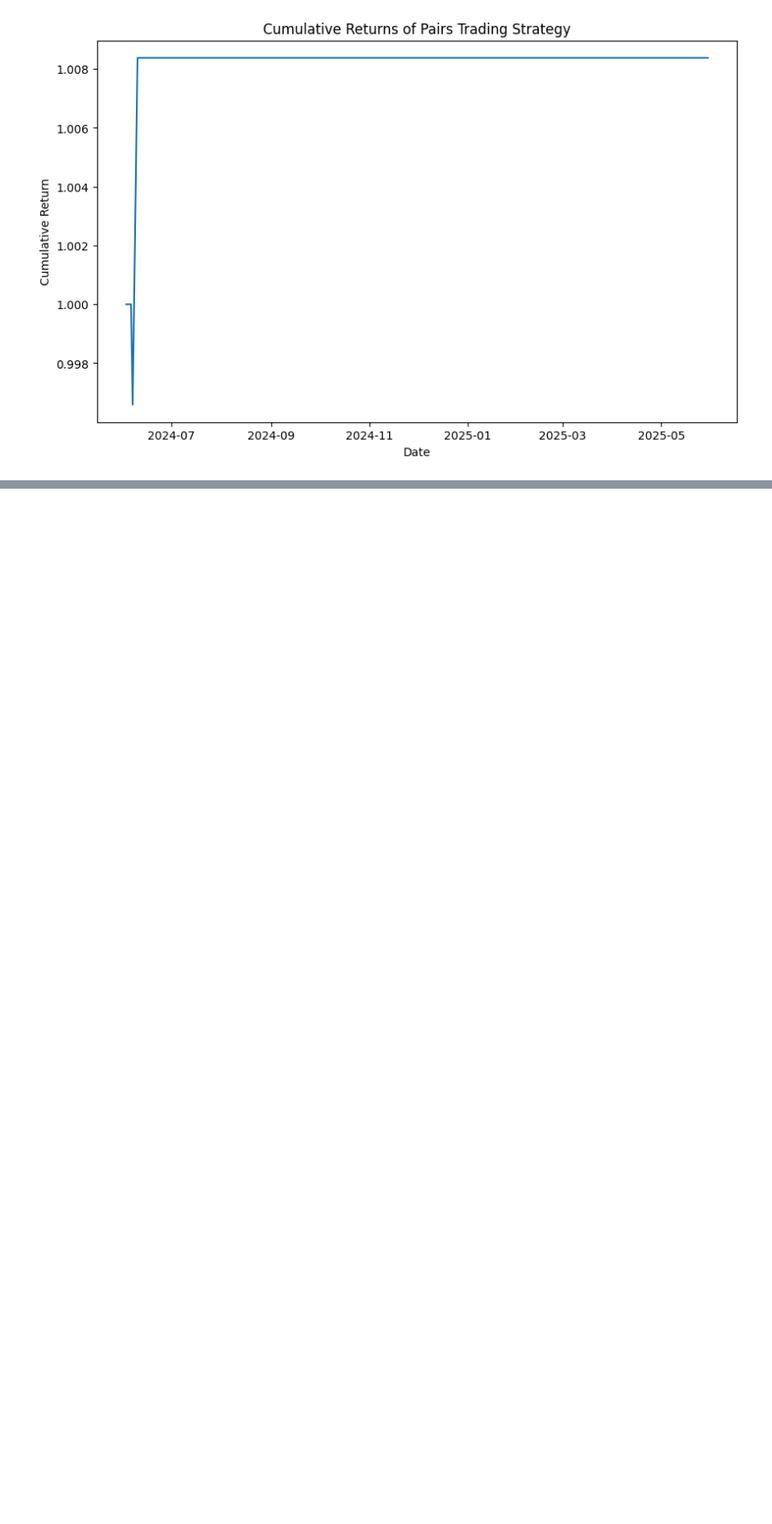
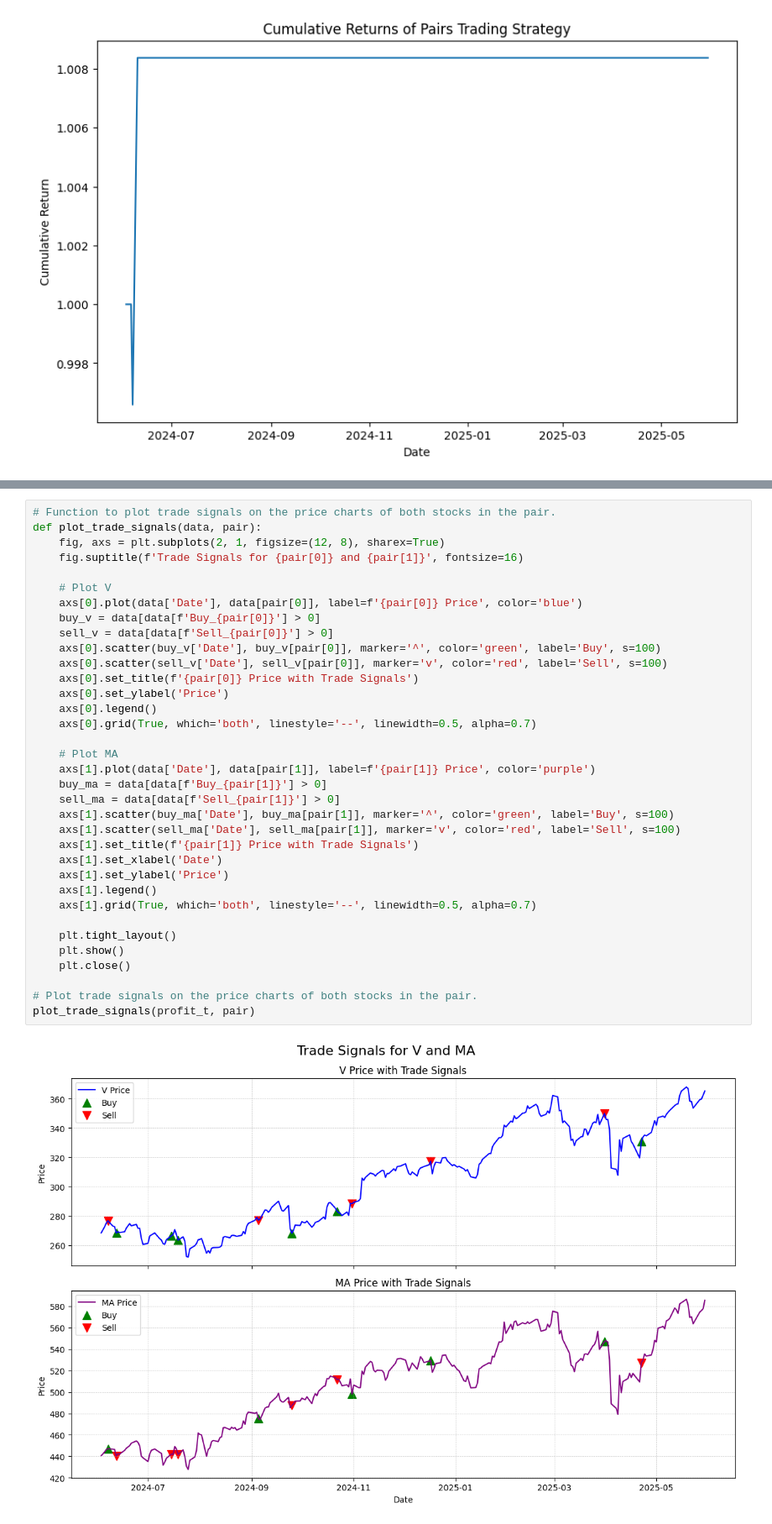
Before and after one commit to jay-gleeson/fintech-pairs-csuf, a Jupyter notebook: archive/pairs_trading.ipynb, the cells around one changed output, grey strips where cells are left out. Shown: that part at 84% size. Cells and saved outputs as stored; diff of their text form; blank space fills up the shorter version.

```diff
--- a/archive/pairs_trading.ipynb
+++ b/archive/pairs_trading.ipynb
@@ -684,0 +844,37 @@ Max Drawdown: 0.0034095759100331025
+# %%
+# Function to plot trade signals on the price charts of both stocks in the pair.
+def plot_trade_signals(data, pair):
+    fig, axs = plt.subplots(2, 1, figsize=(12, 8), sharex=True)
+    fig.suptitle(f'Trade Signals for {pair[0]} and {pair[1]}', fontsize=16)
+
+    # Plot V
+    axs[0].plot(data['Date'], data[pair[0]], label=f'{pair[0]} Price', color='blue')
+    buy_v = data[data[f'Buy_{pair[0]}'] > 0]
+    sell_v = data[data[f'Sell_{pair[0]}'] > 0]
+    axs[0].scatter(buy_v['Date'], buy_v[pair[0]], marker='^', color='green', label='Buy', s=100)
+    axs[0].scatter(sell_v['Date'], sell_v[pair[0]], marker='v', color='red', label='Sell', s=100)
+    axs[0].set_title(f'{pair[0]} Price with Trade Signals')
+    axs[0].set_ylabel('Price')
+    axs[0].legend()
+    axs[0].grid(True, which='both', linestyle='--', linewidth=0.5, alpha=0.7)
+
+    # Plot MA
+    axs[1].plot(data['Date'], data[pair[1]], label=f'{pair[1]} Price', color='purple')
+    buy_ma = data[data[f'Buy_{pair[1]}'] > 0]
+    sell_ma = data[data[f'Sell_{pair[1]}'] > 0]
+    axs[1].scatter(buy_ma['Date'], buy_ma[pair[1]], marker='^', color='green', label='Buy', s=100)
+    axs[1].scatter(sell_ma['Date'], sell_ma[pair[1]], marker='v', color='red', label='Sell', s=100)
+    axs[1].set_title(f'{pair[1]} Price with Trade Signals')
+    axs[1].set_xlabel('Date')
+    axs[1].set_ylabel('Price')
+    axs[1].legend()
+    axs[1].grid(True, which='both', linestyle='--', linewidth=0.5, alpha=0.7)
+
+    plt.tight_layout()
+    plt.show()
+    plt.close()
+
+# Plot trade signals on the price charts of both stocks in the pair.
+plot_trade_signals(profit_t, pair)
+# %% [output]
+[figure, added]
```
Also changed, not shown: parts of 8 cells of this notebook, 1 other file.
